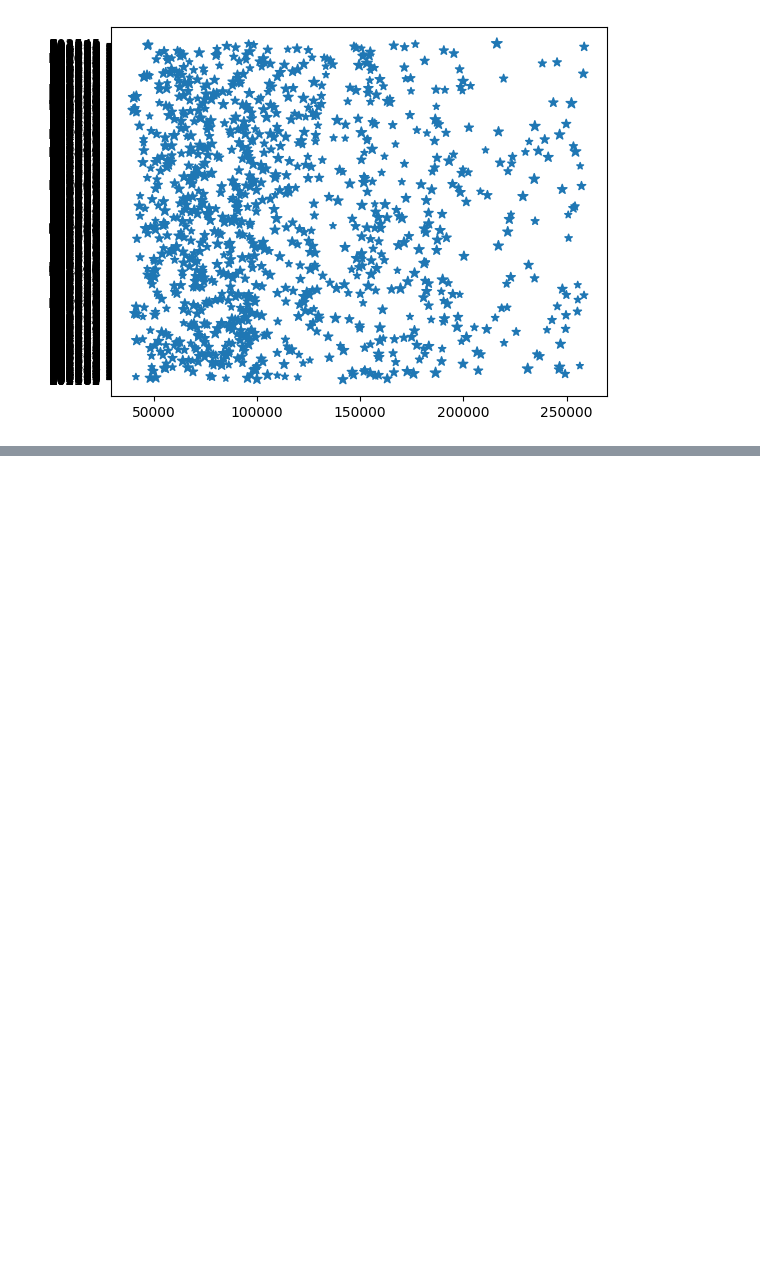
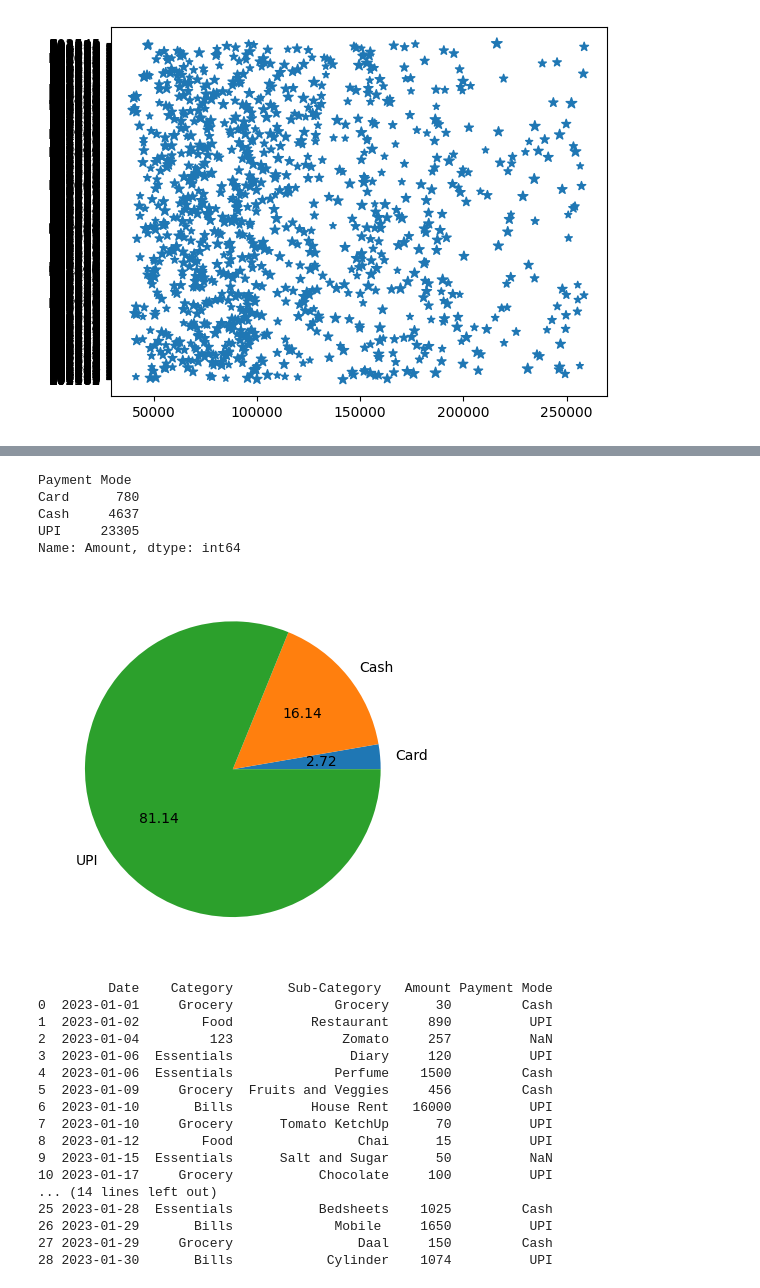
Before and after one commit to prasenjit1113/py_data_analysis, a Jupyter notebook: 4_py_MATPLOTLIB.ipynb, the cells around one changed output, grey strips where cells are left out. Drawn from its saved outputs; the diff is of its cells as text; code cells hidden in the pictures; blank space fills up the shorter version.

```diff
--- a/3_py_MATPLOTLIB.ipynb
+++ b/4_py_MATPLOTLIB.ipynb
@@ -98,0 +112,35 @@ plt.show()
+# %%
+import pandas as pd
+import matplotlib.pyplot as plt
+data = pd.read_excel("E:/DSA_ML/python_ml/expense3.xlsx")
+df = pd.DataFrame(data)
+grouped_by = df.groupby("Payment Mode")["Amount"].sum()
+print(grouped_by)
+
+plt.pie(grouped_by.values,labels = grouped_by.index, autopct="%.2f")
+plt.show()
+print(df)
+# %% [output]
+Payment Mode
+Card      780
+Cash     4637
+UPI     23305
+Name: Amount, dtype: int64
+[figure, added]
+         Date    Category       Sub-Category   Amount Payment Mode
+0  2023-01-01     Grocery             Grocery      30         Cash
+1  2023-01-02        Food          Restaurant     890          UPI
+2  2023-01-04         123              Zomato     257          NaN
+3  2023-01-06  Essentials               Diary     120          UPI
+4  2023-01-06  Essentials             Perfume    1500         Cash
+5  2023-01-09     Grocery  Fruits and Veggies     456         Cash
+6  2023-01-10       Bills          House Rent   16000          UPI
+7  2023-01-10     Grocery      Tomato KetchUp      70          UPI
+8  2023-01-12        Food                Chai      15          UPI
+9  2023-01-15  Essentials      Salt and Sugar      50          NaN
+10 2023-01-17     Grocery           Chocolate     100          UPI
+... (14 lines left out)
+25 2023-01-28  Essentials           Bedsheets    1025         Cash
+26 2023-01-29       Bills             Mobile     1650          UPI
+27 2023-01-29     Grocery                Daal     150         Cash
+28 2023-01-30       Bills            Cylinder    1074          UPI
```
Also changed, not shown: parts of 9 cells of this notebook.
